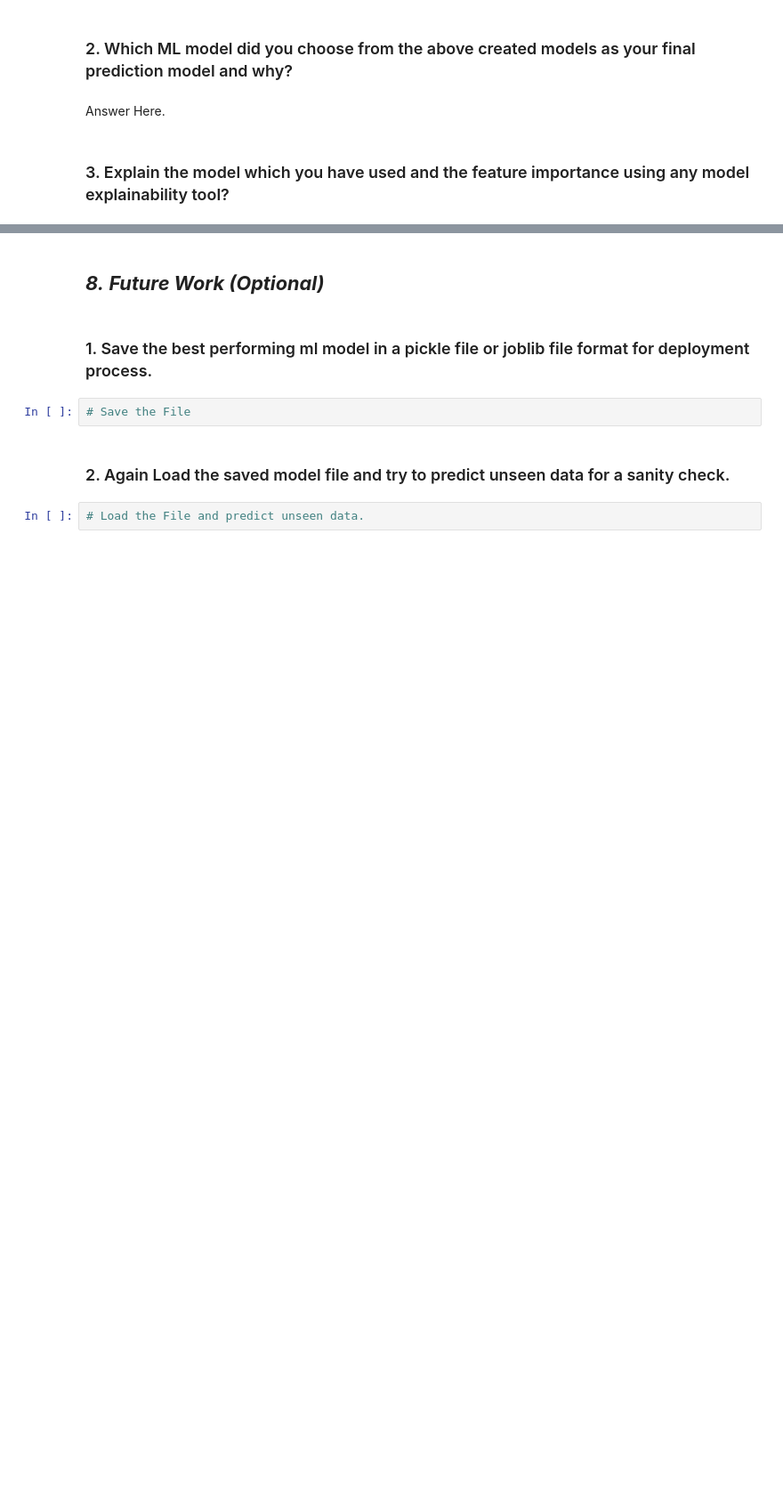
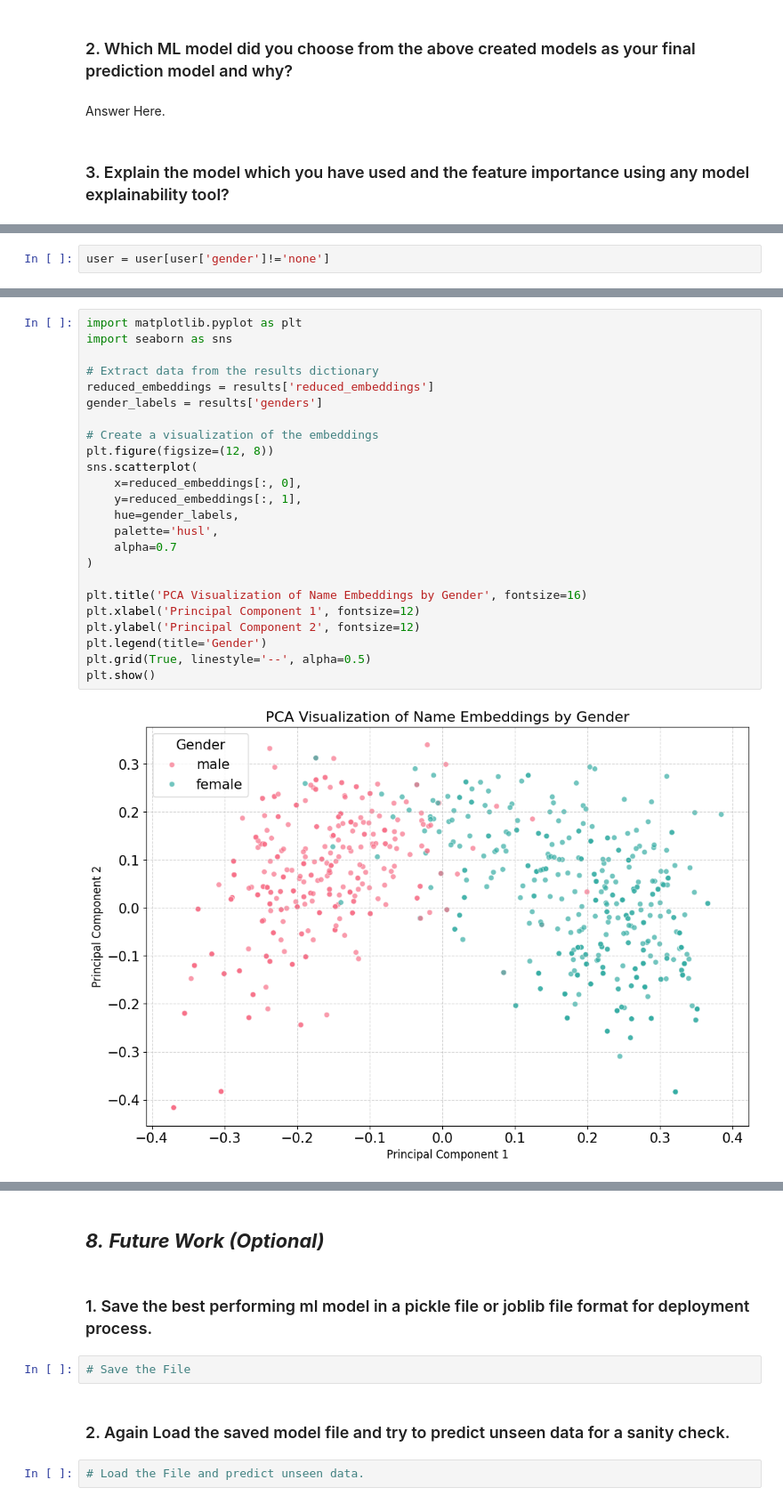
Before and after one commit to amol004/Voyage-Analytics-Integrating-MLOps-in-Travel, a Jupyter notebook: Capstone_Project_Productionization_of_ML_Systems.ipynb, the cells around one changed output, grey strips where cells are left out. Shown at 89% size. Saved outputs shown, nothing was run; the diff lists cells and outputs as text; blank space fills up the shorter version.

```diff
--- a/Capstone_Project_Productionization_of_ML_Systems.ipynb
+++ b/Capstone_Project_Productionization_of_ML_Systems.ipynb
@@ -1635,0 +1646,2 @@ Answer Here.
+# %%
+user = user[user['gender']!='none']
@@ -1635,0 +1723,26 @@ Answer Here.
+# %%
+import matplotlib.pyplot as plt
+import seaborn as sns
+
+# Extract data from the results dictionary
+reduced_embeddings = results['reduced_embeddings']
+gender_labels = results['genders']
+
+# Create a visualization of the embeddings
+plt.figure(figsize=(12, 8))
+sns.scatterplot(
+    x=reduced_embeddings[:, 0],
+    y=reduced_embeddings[:, 1],
+    hue=gender_labels,
+    palette='husl',
+    alpha=0.7
+)
+
+plt.title('PCA Visualization of Name Embeddings by Gender', fontsize=16)
+plt.xlabel('Principal Component 1', fontsize=12)
+plt.ylabel('Principal Component 2', fontsize=12)
+plt.legend(title='Gender')
+plt.grid(True, linestyle='--', alpha=0.5)
+plt.show()
+# %% [output]
+[figure, added]
```
Also changed, not shown: parts of 7 cells of this notebook.
